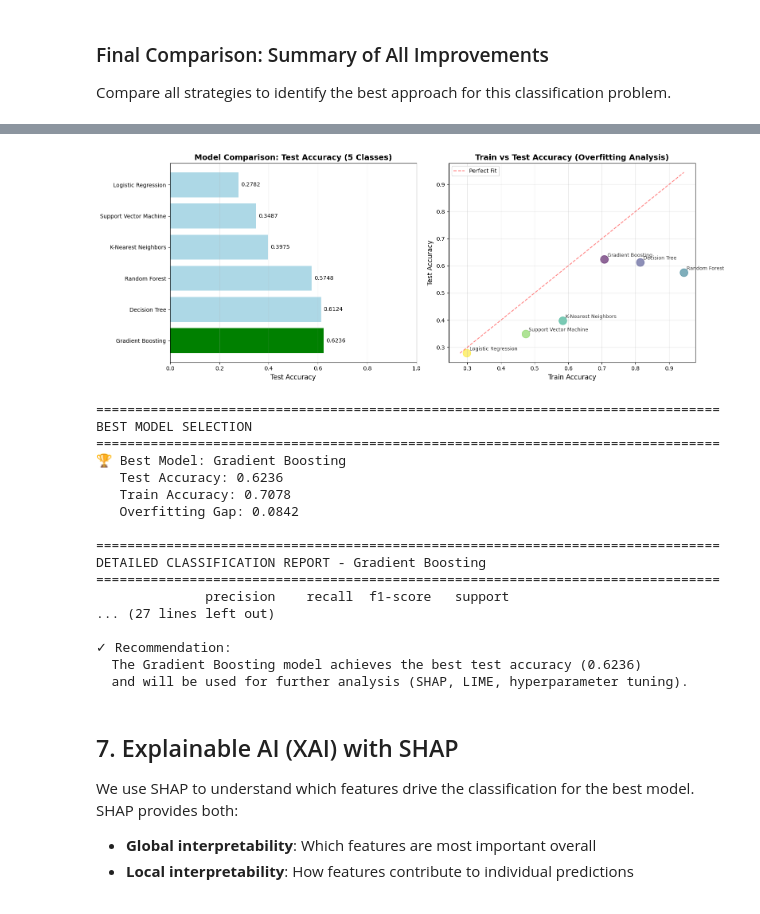
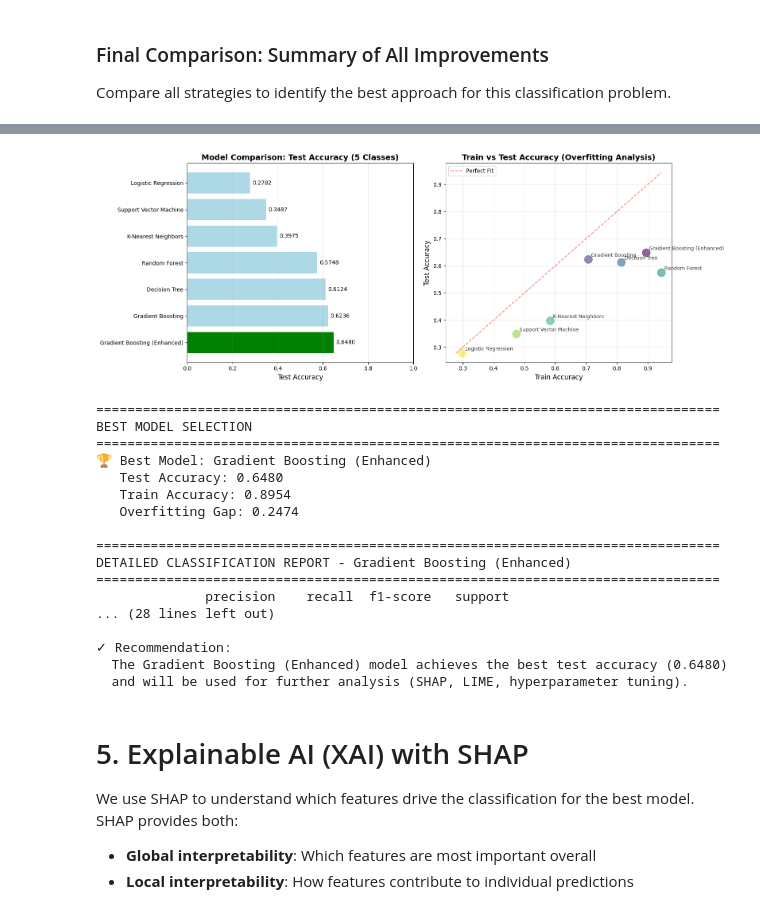
Before and after one commit to DGabri/data_mining_unipi, a Jupyter notebook: task_3/classification.ipynb, the cells around one changed output, grey strips where cells are left out. Drawn from its saved outputs; the diff is of its cells as text; code cells hidden in the pictures.

Commit message:
updated classification

```diff
--- a/task_3/classification.ipynb
+++ b/task_3/classification.ipynb
@@ -678,6 +705,8 @@ X_train_enh_scaled = scaler_enh.fit_transform(X_train_enh)
 X_test_enh_scaled = scaler_enh.transform(X_test_enh)
 
 # Apply SMOTE balancing
+from imblearn.over_sampling import SMOTE
+smote = SMOTE(random_state=42)
 X_train_enh_balanced, y_train_enh_balanced = smote.fit_resample(X_train_enh_scaled, y_train_enh)
 
 # Train Gradient Boosting with enhanced features
@@ -1044,6 +973,27 @@ for name, model in models.items():
     print(f"  Train Accuracy: {train_acc:.4f}")
     print(f"  Test Accuracy: {test_acc:.4f}")
     print(f"  Overfitting Gap: {train_acc - test_acc:.4f}")
+
+# Add Gradient Boosting (Enhanced Features)
+print(f"\nEvaluating Gradient Boosting (Enhanced Features)...")
+# Note: gb_enhanced is already trained in the Feature Engineering section
+# We evaluate it on the scaled enhanced dataset (not the balanced one used for training, to be comparable)
+y_pred_train_enh = gb_enhanced.predict(X_train_enh_scaled)
+y_pred_test_enh = gb_enhanced.predict(X_test_enh_scaled)
+
+train_acc_enh = accuracy_score(y_train_enh, y_pred_train_enh)
+test_acc_enh = accuracy_score(y_test_enh, y_pred_test_enh)
+
+results['Gradient Boosting (Enhanced)'] = {
+    'Train Accuracy': train_acc_enh,
+    'Test Accuracy': test_acc_enh,
+    'Overfitting Gap': train_acc_enh - test_acc_enh,
+    'Model': gb_enhanced
+}
+
+print(f"  Train Accuracy: {train_acc_enh:.4f}")
+print(f"  Test Accuracy: {test_acc_enh:.4f}")
+print(f"  Overfitting Gap: {train_acc_enh - test_acc_enh:.4f}")
 
 # Create results dataframe
 results_df = pd.DataFrame({
@@ -1117,7 +1067,13 @@ print(f"   Overfitting Gap: {results_df.iloc[0]['Overfitting Gap']:.4f}")
 print("\n" + "=" * 80)
 print(f"DETAILED CLASSIFICATION REPORT - {best_model_name}")
 print("=" * 80)
-y_pred_best = best_model.predict(X_test_5_scaled)
+
+# Handle prediction for best model (check if it's the enhanced one)
+if best_model_name == 'Gradient Boosting (Enhanced)':
+    y_pred_best = best_model.predict(X_test_enh_scaled)
+else:
+    y_pred_best = best_model.predict(X_test_5_scaled)
+
 print(classification_report(y_test_5, y_pred_best, target_names=le_5.classes_))
 
 print("\n" + "=" * 80)
@@ -1125,7 +1081,7 @@ print("KEY INSIGHTS")
 print("=" * 80)
 print("\n✓ Model Rankings:")
 for i, (idx, row) in enumerate(results_df.iterrows(), 1):
-    print(f"  {i}. {row['Model']:<25} Test Acc: {row['Test Accuracy']:.4f}")
+    print(f"  {i}. {row['Model']:<35} Test Acc: {row['Test Accuracy']:.4f}")
 
 print("\n✓ Overfitting Analysis:")
 print(f"  Most overfitted: {results_df.loc[results_df['Overfitting Gap'].idxmax(), 'Model']} "
@@ -1157,23 +1113,23 @@ Support Vector Machine        0.474291       0.348715         0.125577
-[figure, old version]
+[figure, new version]
 ================================================================================
 BEST MODEL SELECTION
 ================================================================================
-🏆 Best Model: Gradient Boosting
-   Test Accuracy: 0.6236
-   Train Accuracy: 0.7078
-   Overfitting Gap: 0.0842
+🏆 Best Model: Gradient Boosting (Enhanced)
+   Test Accuracy: 0.6480
+   Train Accuracy: 0.8954
+   Overfitting Gap: 0.2474
 
 ================================================================================
-DETAILED CLASSIFICATION REPORT - Gradient Boosting
+DETAILED CLASSIFICATION REPORT - Gradient Boosting (Enhanced)
 ================================================================================
               precision    recall  f1-score   support
-... (27 lines left out)
+... (28 lines left out)
 
 ✓ Recommendation:
-  The Gradient Boosting model achieves the best test accuracy (0.6236)
+  The Gradient Boosting (Enhanced) model achieves the best test accuracy (0.6480)
   and will be used for further analysis (SHAP, LIME, hyperparameter tuning).
 # %% [markdown]
-## 7. Explainable AI (XAI) with SHAP
+# 5. Explainable AI (XAI) with SHAP
 
 We use SHAP to understand which features drive the classification for the best model. SHAP provides both:
 - **Global interpretability**: Which features are most important overall
```
Also changed, not shown: parts of 27 cells of this notebook.
